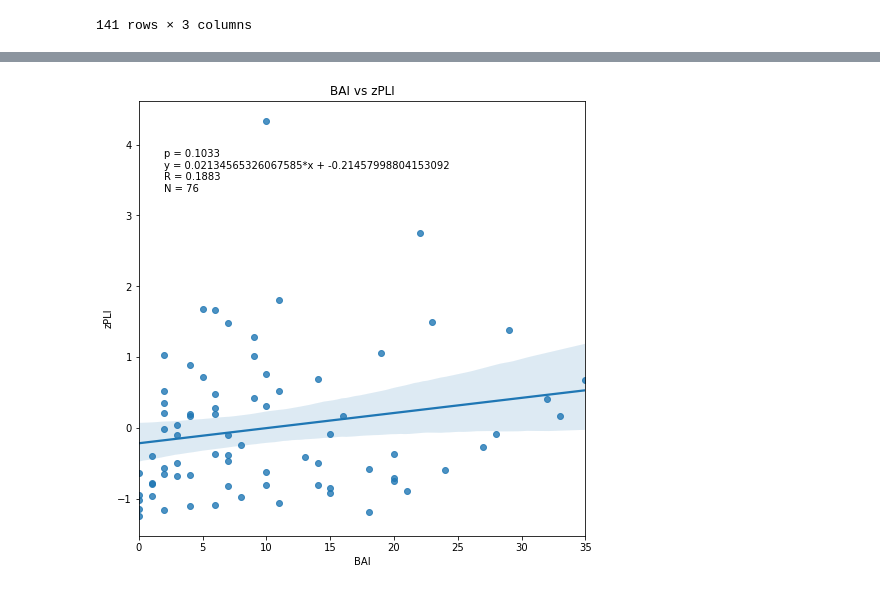
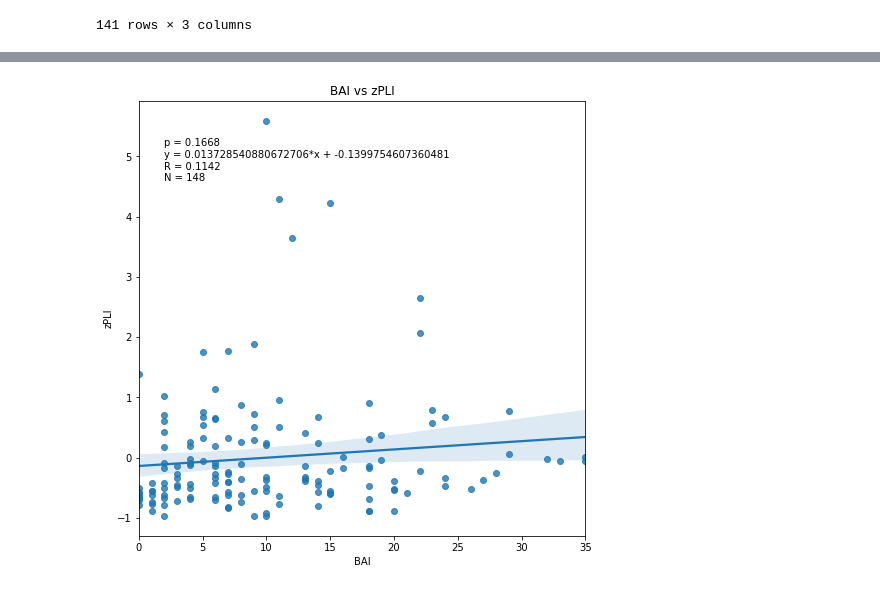
Before and after one commit to NoaHerz/Mental_health, a Jupyter notebook: MH_intrusion.ipynb, the cells around one changed output, grey strips where cells are left out. Drawn from its saved outputs; the diff is of its cells as text; code cells hidden in the pictures.

Commit message:
Added list level analyses

```diff
--- a/MH_intrusion.ipynb
+++ b/MH_intrusion.ipynb
@@ -141,12 +268,12 @@ for i in trial_df.index:
         allrec = trial_df.iloc[i]['total number of trials left']
         lists = trial_df.iloc[i]['number of lists']
         exp = trial_df.iloc[i]['experiment']
-#         PLI_scaled = float(pli/correc)
-#         ELI_scaled = float(eli/correc)
-#         correc_scaled = float(correc/lists)
-        PLI_scaled = float(pli/allrec)
-        ELI_scaled = float(eli/allrec)
-        correc_scaled = float(correc/allrec)
+        PLI_scaled = float(pli/correc)
+        ELI_scaled = float(eli/correc)
+        correc_scaled = float(correc/lists)
+#         PLI_scaled = float(pli/allrec)
+#         ELI_scaled = float(eli/allrec)
+#         correc_scaled = float(correc/allrec)
         if allrec > 0:
             df_filter = df_filter.append({
                 'subject':sub,
@@ -179,7 +306,7 @@ catFR_df_filter = df_filter.query("experiment=='catFR1'")
 #     elif exp == 'catFR1':
 #         catFR_df_filter = df_filter
 #         df_filter = pd.DataFrame([])
-FR_df_filter
+df_filter
 # %% [output]
 removed row = 3 R1015J FR1
 removed row = 63 R1100D FR1
@@ -273,5 +477,8 @@ catFR_avg_df['zPLI'] = catFR_df_zscore['average PLIs']
 catFR_avg_df['zints'] = catFR_df_zscore['average ints']
 catFR_avg_df['zcorrec'] = catFR_df_zscore['average correct recalls']
 catFR_avg_df
+
+full_df=pd.concat((FR_avg_df,catFR_avg_df))
+full_df
 # %% [output]
 |  | BAI | BDI | average ELIs | average PLIs | average correct recalls | average ints | experiment | subject | ... |
@@ -290,37 +497,43 @@ catFR_avg_df
 # %%
-xi = 'BAI'
-yi = 'zPLI' #'Average correct recalls'/'average ints'
-exp = 'FR1'
-if exp == 'FR1':
-    sel_df = FR_avg_df
-elif exp == 'catFR1':
-    sel_df = catFR_avg_df
+xs = ['BAI', 'BDI']
+ys = ['zPLI', 'zELI', 'zints', 'zcorrec']
+exp = 'both'
 
-x = sel_df[xi]
-y = sel_df[yi]
-n = len(sel_df)
+for xi in xs:
+    for yi in ys:
+ #'Average correct recalls'/'average ints'
+        if exp == 'FR1':
+            sel_df = FR_avg_df
+        elif exp == 'catFR1':
+            sel_df = catFR_avg_df
+        elif exp == 'both':
+            sel_df = full_df
 
-coef = np.polyfit(x, y, 1)
-poly1d_fn = np.poly1d(coef)
-grad, inter, r, p, std_err = stats.linregress(x, y)
+        x = sel_df[xi]
+        y = sel_df[yi]
+        n = len(sel_df)
 
-plt.figure(figsize=(8, 8))
-# plt.scatter(x, y)
-# plt.plot(x, poly1d_fn(x), '--k')
-# max_x = round(x.max(axis = 0) + 5, 5)
-# max_y = round(y.max(axis = 0) + 5, 5)
-# plt.xticks(np.arange(0, max_x, 5))
-# plt.yticks(np.arange(0, max_y, 10))
-# plt.xlabel(xi)
-# plt.ylabel(yi)
-print('r = ',r, 'p = ', p)
-print('y =', grad, '*x + ', inter)
-plt.text(x.min()+2, y.max()-1, f"p = " + str(round(p, 4)) + '\n' + "y = " + str(grad) + "*x + " + str(inter) + '\n' + 'R = ' + str(round(r, 4)) + '\n' + 'N = ' + str(n))
-g = sb.regplot(data = df_filter, x=x, y=y)
-plt.title(xi + ' vs ' + yi)
-#plt.savefig(xi +' vs '+ yi + '.pdf')
-# ax.set_xlim(0, 25)
-# ax.set_xticks(range(0,25), 5)
-#add error bars, combine FR/pyFR, catFR separate, check out Courier
-#remove 5s and 4 intrusion criteria
+        coef = np.polyfit(x, y, 1)
+        poly1d_fn = np.poly1d(coef)
+        grad, inter, r, p, std_err = stats.linregress(x, y)
+
+        plt.figure(figsize=(8, 8))
+        # plt.scatter(x, y)
+        # plt.plot(x, poly1d_fn(x), '--k')
+        # max_x = round(x.max(axis = 0) + 5, 5)
+        # max_y = round(y.max(axis = 0) + 5, 5)
+        # plt.xticks(np.arange(0, max_x, 5))
+        # plt.yticks(np.arange(0, max_y, 10))
+        # plt.xlabel(xi)
+        # plt.ylabel(yi)
+        print('r = ',r, 'p = ', p)
+        print('y =', grad, '*x + ', inter)
+        plt.text(x.min()+2, y.max()-1, f"p = " + str(round(p, 4)) + '\n' + "y = " + str(grad) + "*x + " + str(inter) + '\n' + 'R = ' + str(round(r, 4)) + '\n' + 'N = ' + str(n))
+        g = sb.regplot(data = df_filter, x=x, y=y)
+        plt.title(xi + ' vs ' + yi)
+        #plt.savefig(xi +' vs '+ yi + '.pdf')
+        # ax.set_xlim(0, 25)
+        # ax.set_xticks(range(0,25), 5)
+        #add error bars, combine FR/pyFR, catFR separate, check out Courier
+        #remove 5s and 4 intrusion criteria
 # %% [output]
@@ -330 +556 @@ Text(0.5, 1.0, 'BAI vs zPLI')
-[figure, old version]
+[figure, new version]
```
Also changed, not shown: parts of 10 cells of this notebook.
